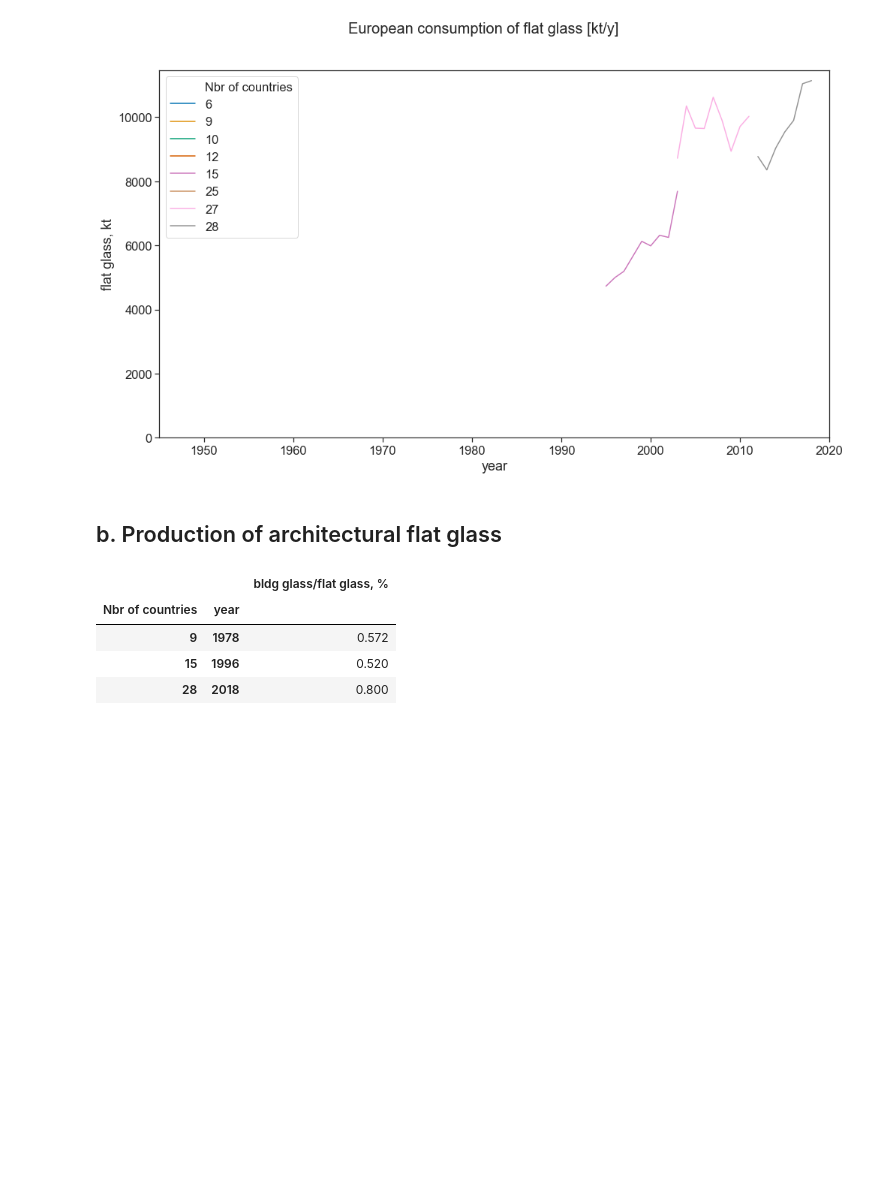
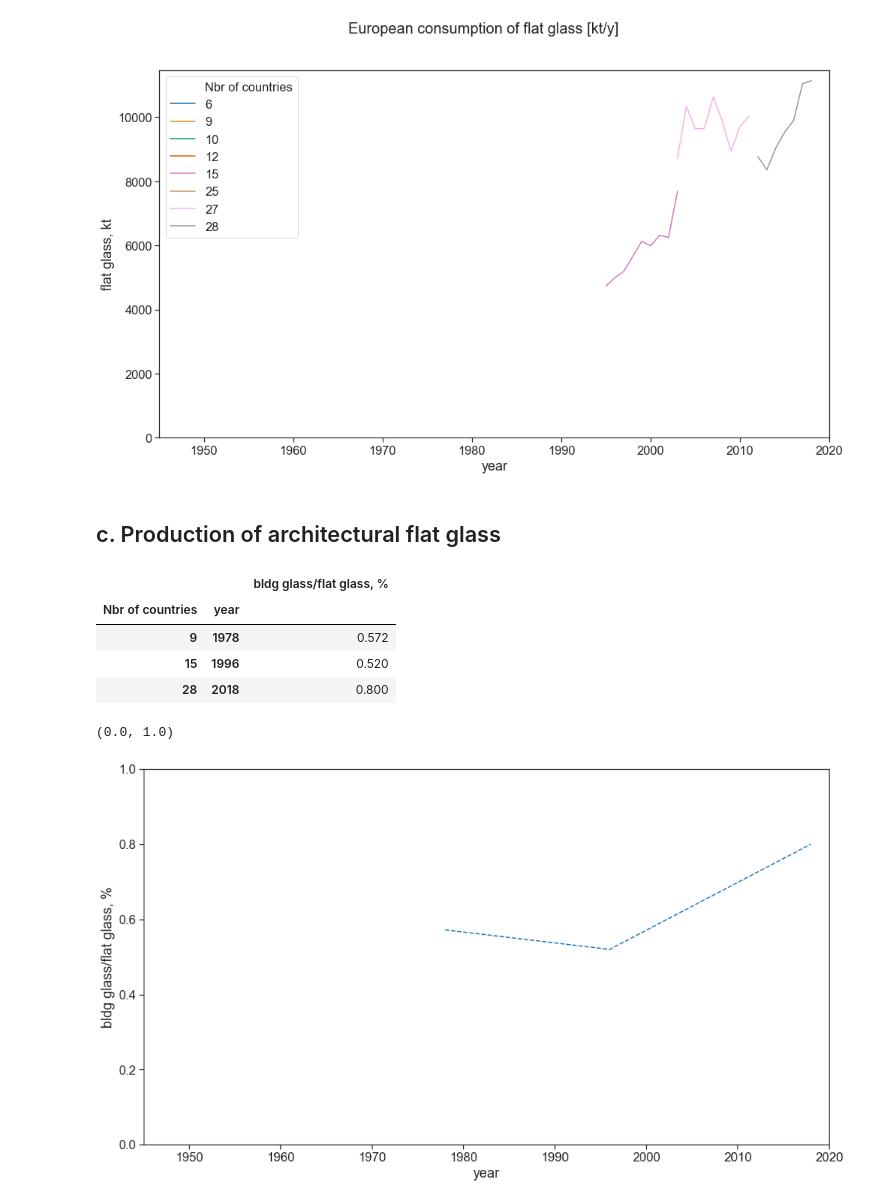
Before and after one commit to JeanSouv/01_MFA_GlassIndustry, a Jupyter notebook: MFA_FlatGlassIndustry.ipynb, the cells around one changed output. Drawn from its saved outputs; the diff is of its cells as text; code cells hidden in the pictures; blank space fills up the shorter version.

```diff
--- a/MFA_FlatGlassIndustry.ipynb
+++ b/MFA_FlatGlassIndustry.ipynb
@@ -794,14 +817,30 @@ fig.suptitle('European consumption of flat glass [kt/y]', fontsize = 20)
 Text(0.5, 0.98, 'European consumption of flat glass [kt/y]')
 [figure]
 # %% [markdown]
-## b. Production of architectural flat glass
+## c. Production of architectural flat glass
 # %%
 #Share of building glazing in the European production of flat glass
-RatioEU = EU_Prod[['bldg glass/flat glass, %']].dropna()
-RatioEU
+EUBldgShare = EU_Prod[['bldg glass/flat glass, %']]
+
+ShareEU = EUBldgShare.dropna()
+ShareEU
 # %% [output]
 |  |  | bldg glass/flat glass, % |
 | Nbr of countries | year |  |
 | 9 | 1978 | 0.572 |
 | 15 | 1996 | 0.520 |
 | 28 | 2018 | 0.800 |
+# %%
+toplot = EUBldgShare.reset_index()
+
+fig, ax = plt.subplots()
+
+sns.lineplot(data=toplot, x='year', y='bldg glass/flat glass, %',
+             markers="o", ax=ax)
+
+ax.lines[0].set_linestyle("--")
+ax.set_xlim(1945,2020)
+ax.set_ylim(0,1)
+# %% [output]
+(0.0, 1.0)
+[figure, added]
```
Also changed, not shown: parts of 5 cells of this notebook, 1 other file.
